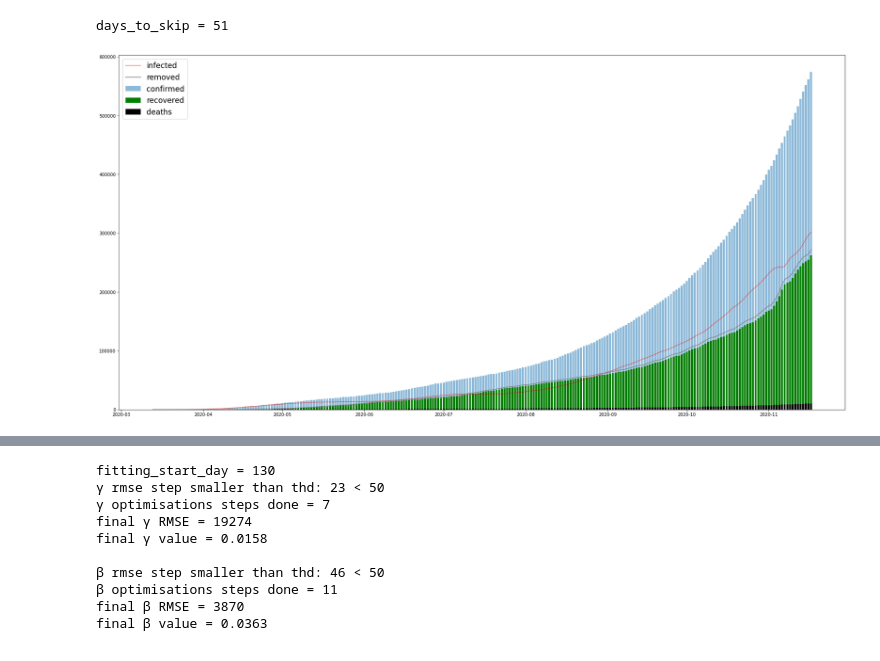
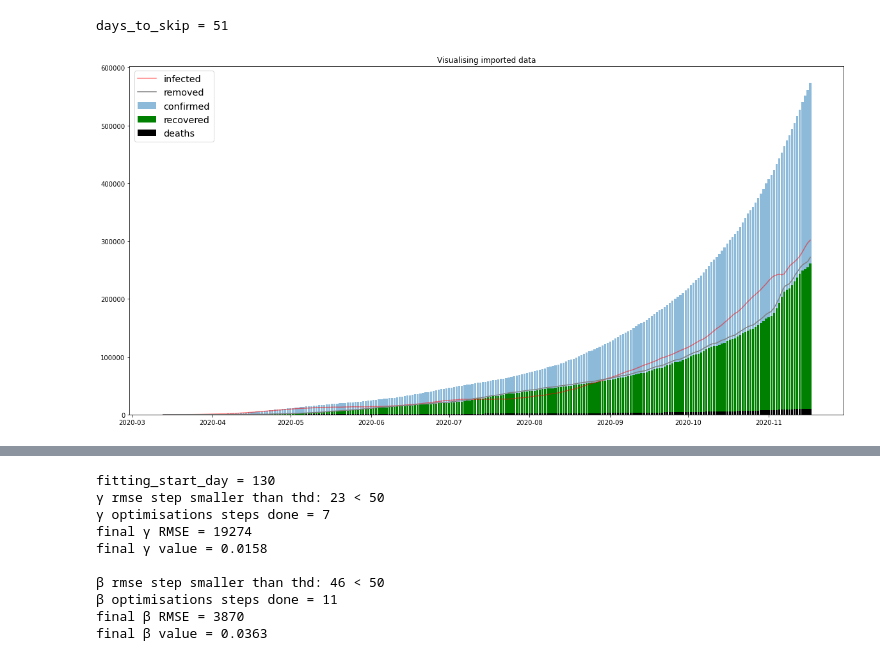
Before and after one commit to FelisLynx/corona_predictor, a Jupyter notebook: corona_predictor_SIR.ipynb, the cells around one changed output, grey strips where cells are left out. Drawn from its saved outputs; the diff is of its cells as text; code cells hidden in the pictures.

```diff
--- a/corona_predictor_SIR.ipynb
+++ b/corona_predictor_SIR.ipynb
@@ -94,19 +90,20 @@ days_to_skip = 51
 # %%
 #visual check of imported data
 
-plt.rcParams["figure.figsize"] = [30,15]
+plt.rcParams["figure.figsize"] = [20,10]
 fig = plt.figure()
 
 plt.bar(dates, confirmed, alpha=0.5, label="confirmed")
 plt.plot(dates, infected, color="red", alpha=0.5, label="infected")
 plt.plot(dates, removed, color="gray", label="removed")
 plt.bar(dates, recovered, color="green", label="recovered")
 plt.bar(dates, deaths, color="black", label="deaths")
-plt.legend(fontsize="xx-large")
+plt.legend(fontsize="x-large")
+plt.title("Visualising imported data")
 
 plt.show()
 # %% [output]
-[figure, old version]
+[figure, new version]
 # %%
 #let's find removal_rate(γ)
 removal_rate_arr = d_removed / infected
```
Also changed, not shown: parts of 9 cells of this notebook.
